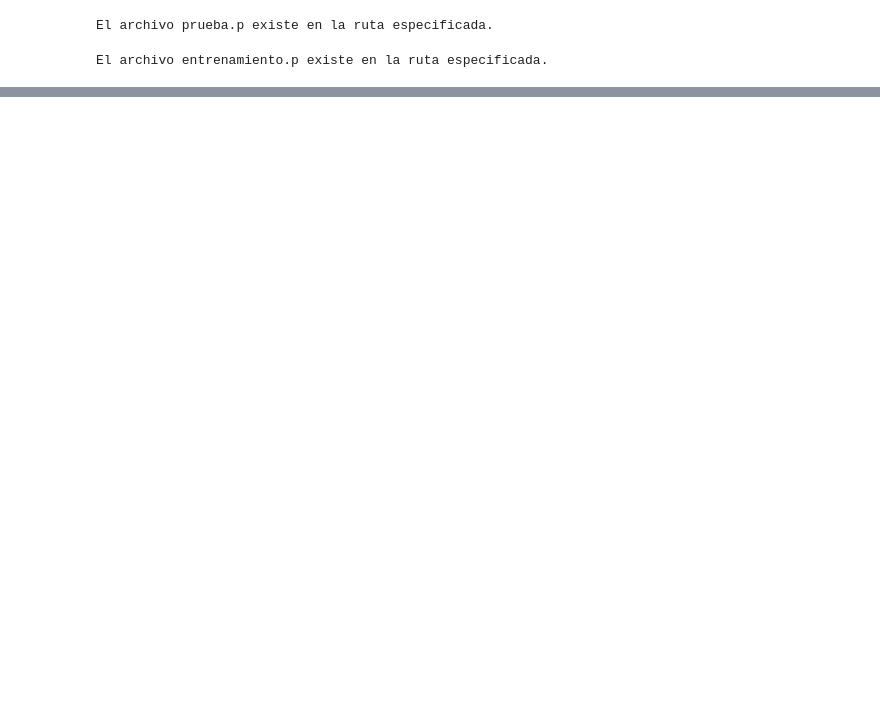
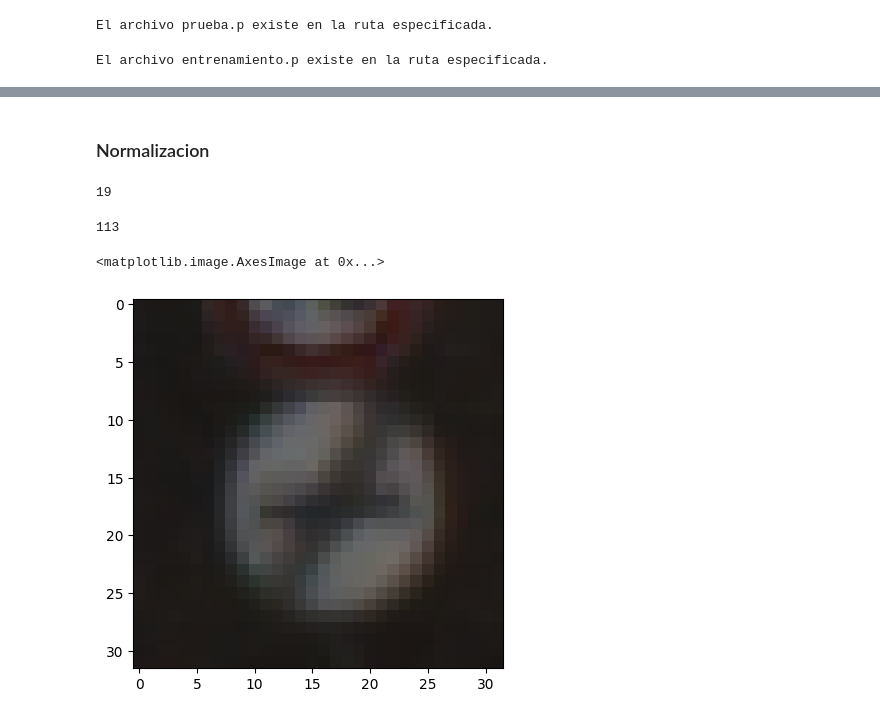
Before and after one commit to Diego-CB/Lab2-DS, a Jupyter notebook: main.ipynb, the cells around one changed output, grey strips where cells are left out. Saved outputs shown, nothing was run; the diff lists cells and outputs as text; code cells hidden in the pictures; blank space fills up the shorter version.

Commit message:
Trainning with bugs

```diff
--- a/main.ipynb
+++ b/main.ipynb
@@ -27,14 +27,2 @@ else:
 # %% [output]
 El archivo entrenamiento.p existe en la ruta especificada.
-# %%
-import pickle
-
-# Nombre del archivo .p que deseas cargar
-archivo_nombre = os.path.join(dir_datos, 'prueba.p')
-
-# Cargar el archivo utilizando pickle
-with open(archivo_nombre, "rb") as archivo:
-    objeto_cargado = pickle.load(archivo)
-
-# Ahora objeto_cargado contiene el objeto que estaba guardado en el archivo .p
-objeto_cargado
@@ -58,0 +31,14 @@ objeto_cargado
+# %%
+import pickle
+
+def get_data(filePath):
+    with open(filePath, "rb") as archivo:
+        objeto_cargado = pickle.load(archivo)
+
+    y = objeto_cargado.pop('labels')
+    x = objeto_cargado.pop('features')
+    return x, y
+
+X_train, y_train = get_data(os.path.join(dir_datos, 'entrenamiento.p'))
+X_test, y_test = get_data(os.path.join(dir_datos, 'prueba.p'))
+X_validation, y_validation = get_data(os.path.join(dir_datos, 'validacion.p'))
@@ -58,0 +95,15 @@ objeto_cargado
+# %% [markdown]
+### Normalizacion
+# %%
+X_train[0].min()
+# %% [output]
+19
+# %%
+X_train[0].max()
+# %% [output]
+113
+# %%
+plt.imshow(X_train[0])
+# %% [output]
+<matplotlib.image.AxesImage at 0x...>
+[figure, added]
```
Also changed, not shown: parts of 18 cells of this notebook.
